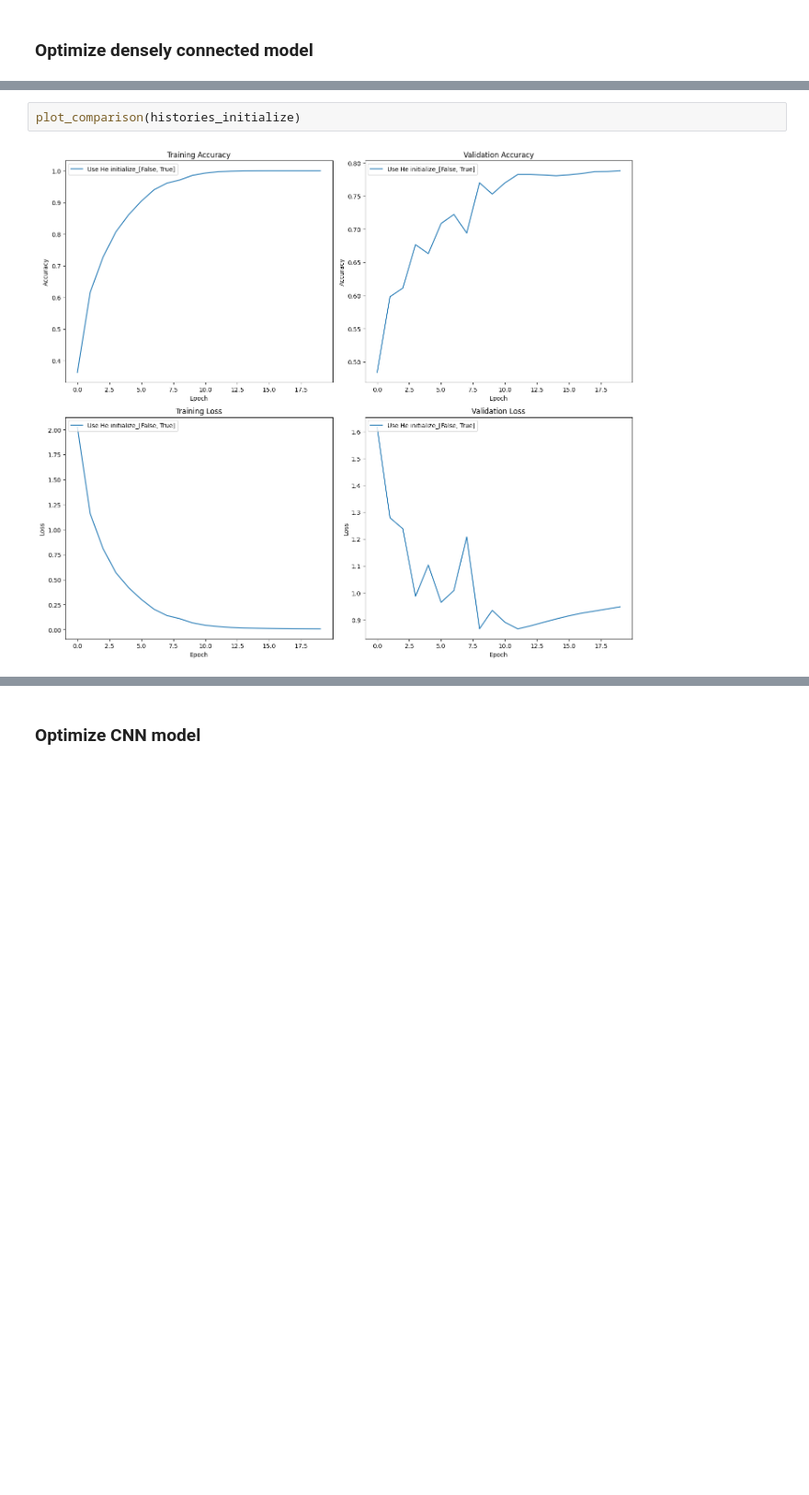
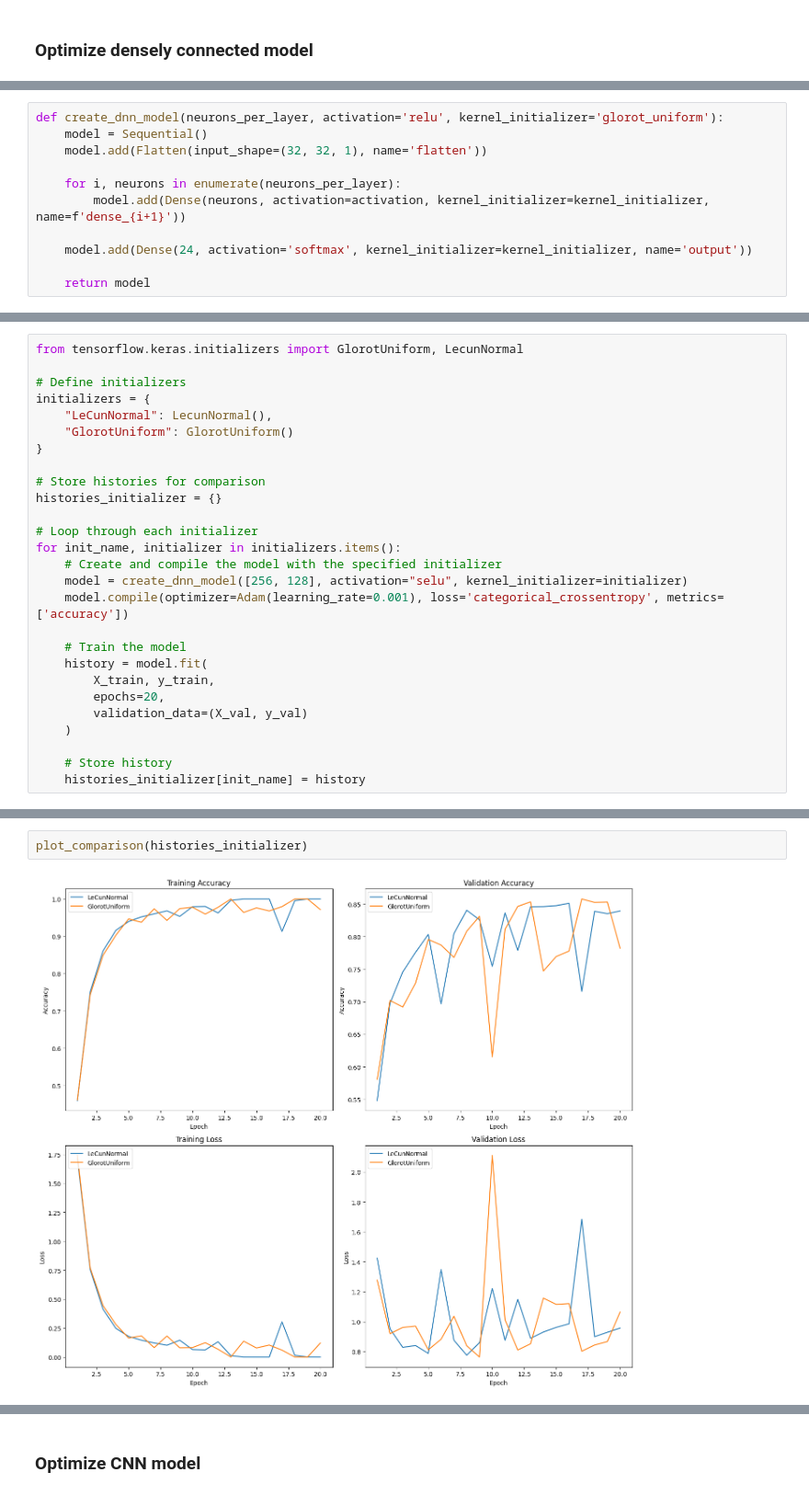
Before and after one commit to billzhao1030/Using_ML_Tools, a Jupyter notebook: Assignment/Assignment 3/Assignment3_UMLT_2024_instructions.ipynb, the cells around one changed output, grey strips where cells are left out. Shown at 92% size. Cells and saved outputs as stored; diff of their text form; blank space fills up the shorter version.

```diff
--- a/Assignment/Assignment 3/Assignment3_UMLT_2024_instructions.ipynb
+++ b/Assignment/Assignment 3/Assignment3_UMLT_2024_instructions.ipynb
@@ -543,0 +544,11 @@ Observation for base model:
+# %%
+def create_dnn_model(neurons_per_layer, activation='relu', kernel_initializer='glorot_uniform'):
+    model = Sequential()
+    model.add(Flatten(input_shape=(32, 32, 1), name='flatten'))
+
+    for i, neurons in enumerate(neurons_per_layer):
+        model.add(Dense(neurons, activation=activation, kernel_initializer=kernel_initializer, name=f'dense_{i+1}'))
+
+    model.add(Dense(24, activation='softmax', kernel_initializer=kernel_initializer, name='output'))
+
+    return model
@@ -746,0 +819,27 @@ Epoch 20/20
+# %%
+from tensorflow.keras.initializers import GlorotUniform, LecunNormal
+
+# Define initializers
+initializers = {
+    "LeCunNormal": LecunNormal(),
+    "GlorotUniform": GlorotUniform()
+}
+
+# Store histories for comparison
+histories_initializer = {}
+
+# Loop through each initializer
+for init_name, initializer in initializers.items():
+    # Create and compile the model with the specified initializer
+    model = create_dnn_model([256, 128], activation="selu", kernel_initializer=initializer)
+    model.compile(optimizer=Adam(learning_rate=0.001), loss='categorical_crossentropy', metrics=['accuracy'])
+
+    # Train the model
+    history = model.fit(
+        X_train, y_train,
+        epochs=20,
+        validation_data=(X_val, y_val)
+    )
+
+    # Store history
+    histories_initializer[init_name] = history
@@ -747,4 +864,4 @@ Epoch 20/20
 # %%
-plot_comparison(histories_initialize)
+plot_comparison(histories_initializer)
 # %% [output]
-[figure, old version]
+[figure, new version]
```
Also changed, not shown: parts of 45 cells of this notebook.
